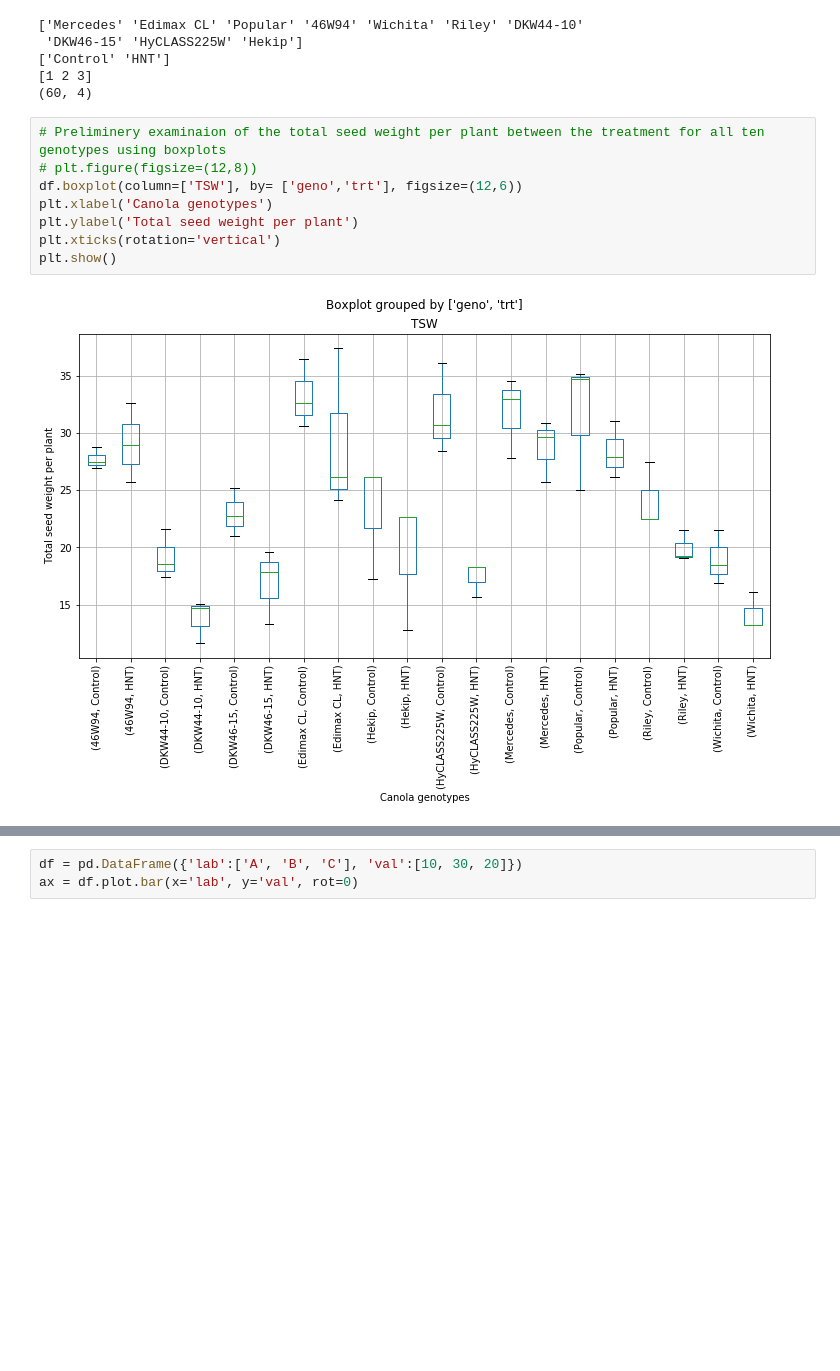
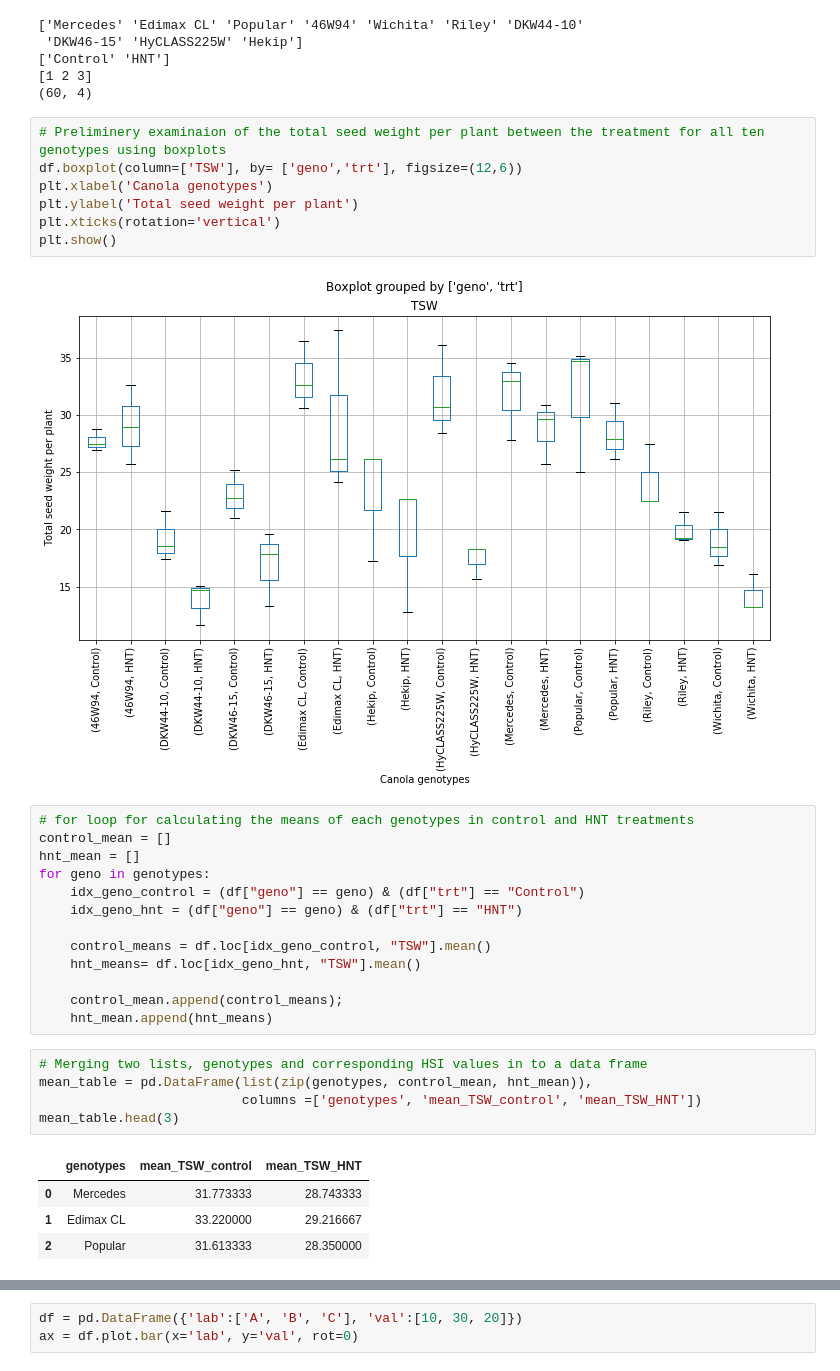
Before and after one commit to pokharelmeg/Semester-Project, a Jupyter notebook: heat_index_calculation.ipynb, the cells around one changed output, grey strips where cells are left out. Saved outputs shown, nothing was run; the diff lists cells and outputs as text; blank space fills up the shorter version.

```diff
--- a/heat_index_calculation.ipynb
+++ b/heat_index_calculation.ipynb
@@ -194,7 +194,6 @@ print(df.shape)
 (60, 4)
 # %%
 # Preliminery examinaion of the total seed weight per plant between the treatment for all ten genotypes using boxplots
-# plt.figure(figsize=(12,8))
 df.boxplot(column=['TSW'], by= ['geno','trt'], figsize=(12,6))
 plt.xlabel('Canola genotypes')
 plt.ylabel('Total seed weight per plant')
@@ -202,3 +201,26 @@ plt.xticks(rotation='vertical')
 plt.show()
 # %% [output]
 [figure]
+# %%
+# for loop for calculating the means of each genotypes in control and HNT treatments
+control_mean = []
+hnt_mean = []
+for geno in genotypes:
+    idx_geno_control = (df["geno"] == geno) & (df["trt"] == "Control")
+    idx_geno_hnt = (df["geno"] == geno) & (df["trt"] == "HNT")
+
+    control_means = df.loc[idx_geno_control, "TSW"].mean()
+    hnt_means= df.loc[idx_geno_hnt, "TSW"].mean()
+
+    control_mean.append(control_means);
+    hnt_mean.append(hnt_means)
+# %%
+# Merging two lists, genotypes and corresponding HSI values in to a data frame
+mean_table = pd.DataFrame(list(zip(genotypes, control_mean, hnt_mean)),
+                          columns =['genotypes', 'mean_TSW_control', 'mean_TSW_HNT'])
+mean_table.head(3)
+# %% [output]
+|  | genotypes | mean_TSW_control | mean_TSW_HNT |
+| 0 | Mercedes | 31.773333 | 28.743333 |
+| 1 | Edimax CL | 33.220000 | 29.216667 |
+| 2 | Popular | 31.613333 | 28.350000 |
```
Also changed, not shown: parts of 4 cells of this notebook.
